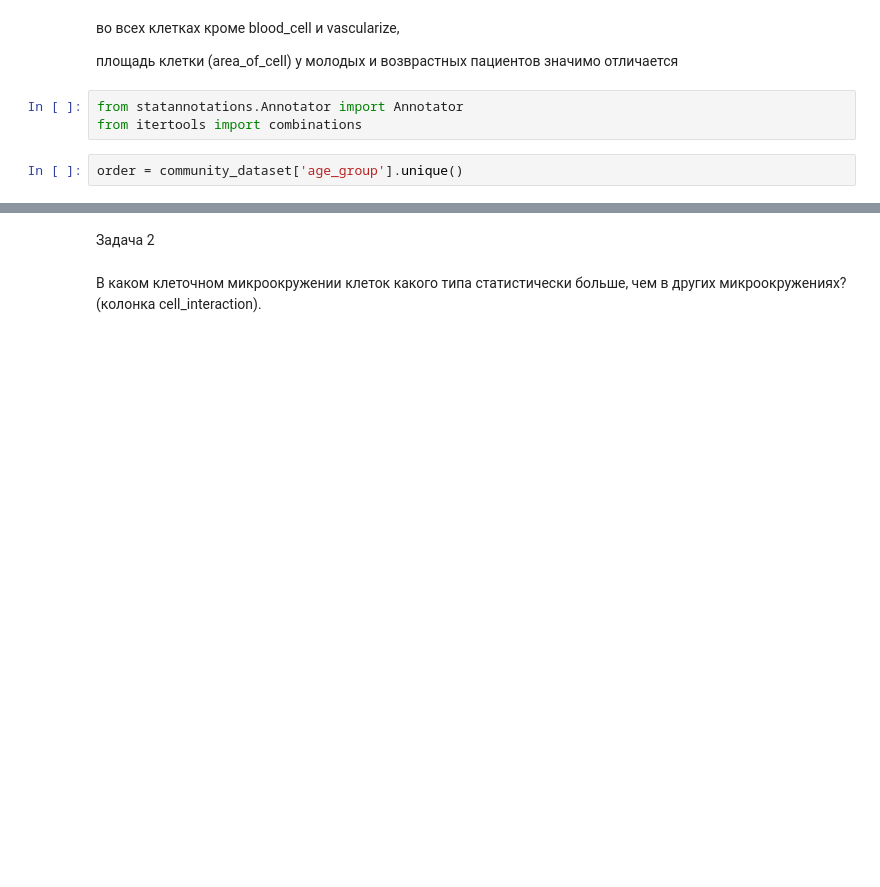
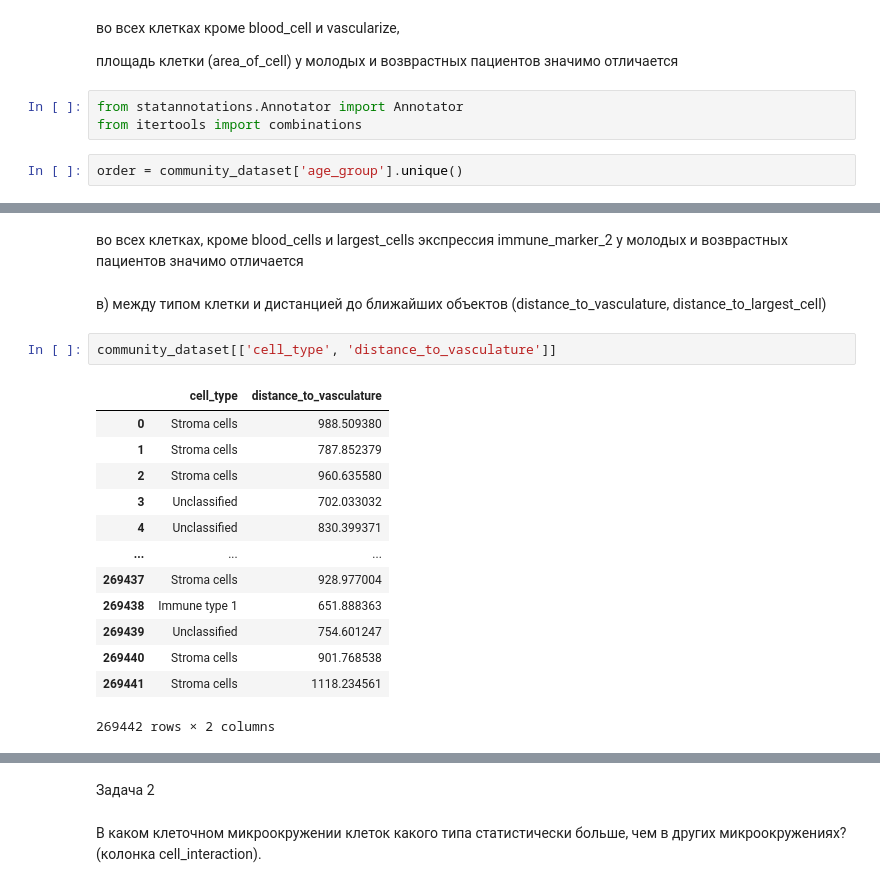
Before and after one commit to MarinaGrad/SF-data-science22, a Jupyter notebook: homework/Community_ dataset/HW4_MG.ipynb, the cells around one changed output, grey strips where cells are left out. Drawn from its saved outputs; the diff is of its cells as text; blank space fills up the shorter version.

```diff
--- a/homework/Community_ dataset/HW4_MG.ipynb
+++ b/homework/Community_ dataset/HW4_MG.ipynb
@@ -107,0 +164,20 @@ order = community_dataset['age_group'].unique()
+# %% [markdown]
+во всех клетках, кроме blood_cells и largest_cells экспрессия immune_marker_2 у молодых и возврастных пациентов значимо отличается
+# %% [markdown]
+в) между типом клетки и дистанцией до ближайших объектов (distance_to_vasculature, distance_to_largest_cell)
+# %%
+community_dataset[['cell_type', 'distance_to_vasculature']]
+# %% [output]
+|  | cell_type | distance_to_vasculature |
+| 0 | Stroma cells | 988.509380 |
+| 1 | Stroma cells | 787.852379 |
+| 2 | Stroma cells | 960.635580 |
+| 3 | Unclassified | 702.033032 |
+| 4 | Unclassified | 830.399371 |
+| ... | ... | ... |
+| 269437 | Stroma cells | 928.977004 |
+| 269438 | Immune type 1 | 651.888363 |
+| 269439 | Unclassified | 754.601247 |
+| 269440 | Stroma cells | 901.768538 |
+| 269441 | Stroma cells | 1118.234561 |
+269442 rows × 2 columns
```
Also changed, not shown: parts of 24 cells of this notebook.
